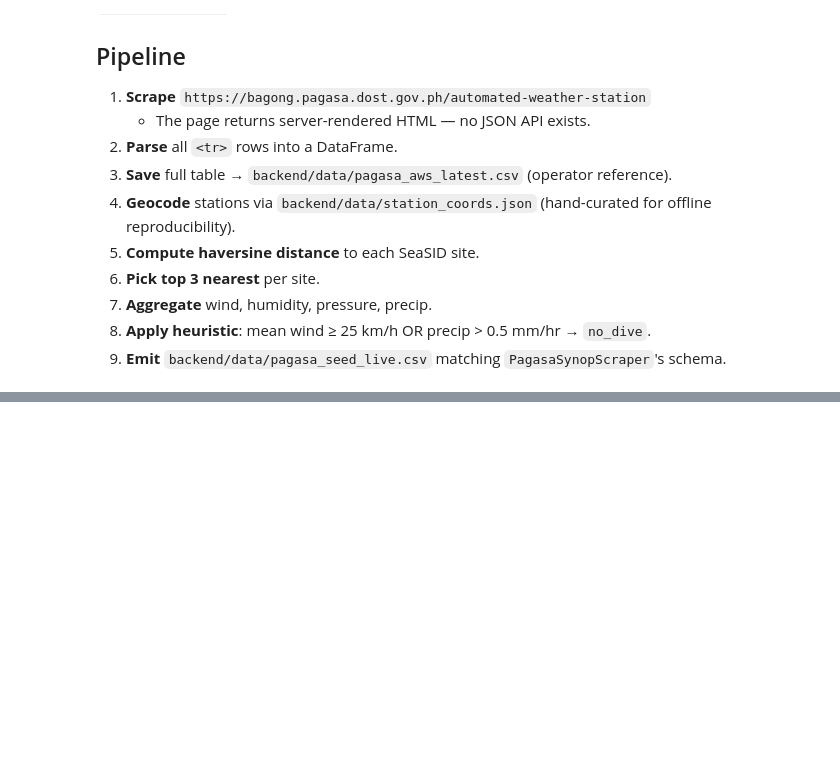
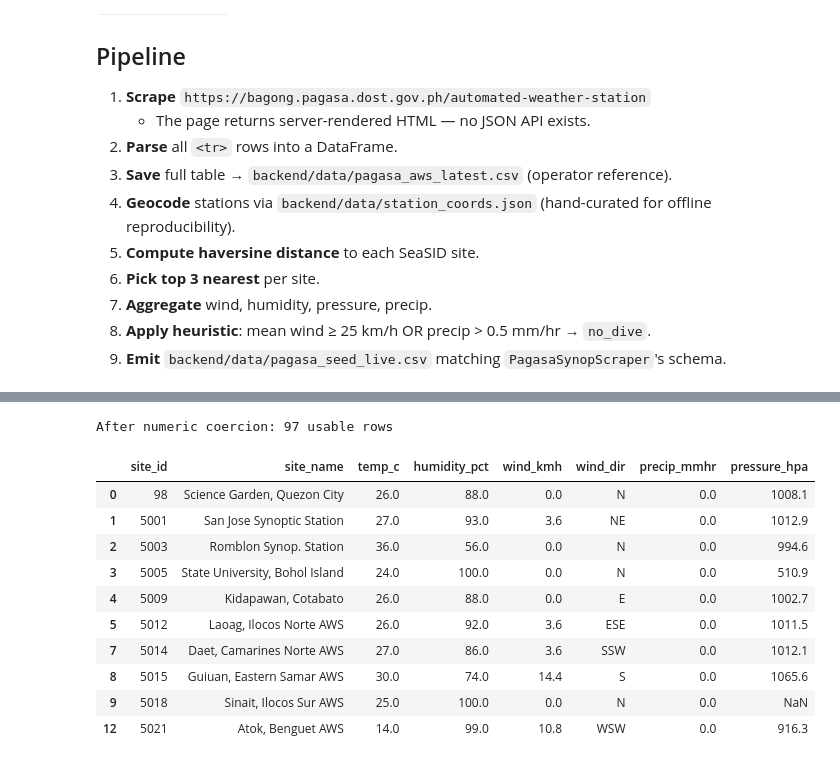
Before and after one commit to rafael-fu2025/SeaSID, a Jupyter notebook: backend/data/pagasawebscrape.ipynb, the cells around one changed output, grey strips where cells are left out. Drawn from its saved outputs; the diff is of its cells as text; code cells hidden in the pictures; blank space fills up the shorter version.

Commit message:
fix: pagasa webscraping used with beautiful soup table parsing

```diff
--- a/backend/data/pagasawebscrape.ipynb
+++ b/backend/data/pagasawebscrape.ipynb
@@ -82,19 +96,60 @@ df.head()
 # %%
-def to_float(x):
-    if x in (None, '', '--', 'N/A', 'n/a'):
-        return None
-    try:
-        return float(str(x).split()[0])
-    except (ValueError, TypeError):
+def to_float(value):
+    if value is None:
         return None
 
-for col in HEADERS:
+    text = str(value).strip()
+
+    if text in {"", "--", "N/A", "n/a"}:
+        return None
+
+    match = re.search(r"-?\d+(?:\.\d+)?", text)
+    return float(match.group()) if match else None
+
+
+numeric_columns = [
+    "temp_c",
+    "humidity_pct",
+    "wind_kmh",
+    "precip_mmhr",
+    "pressure_hpa",
+    "solar",
+]
+
+for col in numeric_columns:
     df[col] = df[col].apply(to_float)
 
-df = df.dropna(subset=['site_id', 'site_name', 'wind_kmh', 'humidity_pct'])
-print(f'After numeric coercion + dropna: {len(df)} usable rows')
-df[['site_id', 'site_name', 'temp_c', 'humidity_pct',
-    'wind_kmh', 'precip_mmhr', 'pressure_hpa']].head(10)
+df = df.dropna(
+    subset=["site_id", "site_name", "wind_kmh", "humidity_pct"]
+)
+
+print(f"After numeric coercion: {len(df)} usable rows")
+
+df[
+    [
+        "site_id",
+        "site_name",
+        "temp_c",
+        "humidity_pct",
+        "wind_kmh",
+        "wind_dir",
+        "precip_mmhr",
+        "pressure_hpa",
+    ]
+].head(10)
+# %% [output]
+After numeric coercion: 97 usable rows
+|  | site_id | site_name | temp_c | humidity_pct | wind_kmh | wind_dir | precip_mmhr | pressure_hpa |
+| 0 | 98 | Science Garden, Quezon City | 26.0 | 88.0 | 0.0 | N | 0.0 | 1008.1 |
+| 1 | 5001 | San Jose Synoptic Station | 27.0 | 93.0 | 3.6 | NE | 0.0 | 1012.9 |
+| 2 | 5003 | Romblon Synop. Station | 36.0 | 56.0 | 0.0 | N | 0.0 | 994.6 |
+| 3 | 5005 | State University, Bohol Island | 24.0 | 100.0 | 0.0 | N | 0.0 | 510.9 |
+| 4 | 5009 | Kidapawan, Cotabato | 26.0 | 88.0 | 0.0 | E | 0.0 | 1002.7 |
+| 5 | 5012 | Laoag, Ilocos Norte AWS | 26.0 | 92.0 | 3.6 | ESE | 0.0 | 1011.5 |
+| 7 | 5014 | Daet, Camarines Norte AWS | 27.0 | 86.0 | 3.6 | SSW | 0.0 | 1012.1 |
+| 8 | 5015 | Guiuan, Eastern Samar AWS | 30.0 | 74.0 | 14.4 | S | 0.0 | 1065.6 |
+| 9 | 5018 | Sinait, Ilocos Sur AWS | 25.0 | 100.0 | 0.0 | N | 0.0 | NaN |
+| 12 | 5021 | Atok, Benguet AWS | 14.0 | 99.0 | 10.8 | WSW | 0.0 | 916.3 |
 # %%
 out_csv = DATA_DIR / 'pagasa_aws_latest.csv'
 df.to_csv(out_csv, index=False)
```
Also changed, not shown: parts of 9 cells of this notebook, 1 other file.
